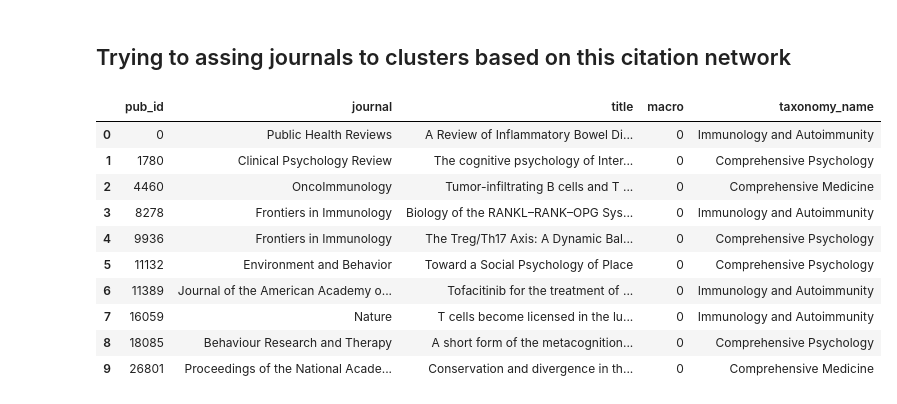
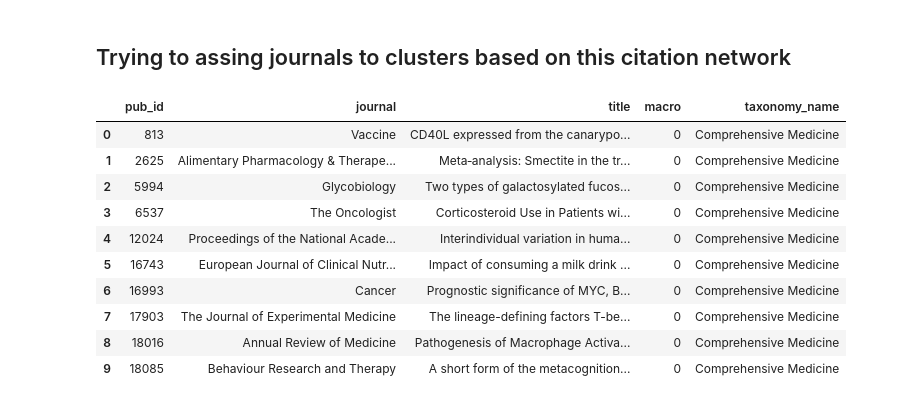
Before and after one commit to sophieW-AA/scope-drift-model, a Jupyter notebook: AA-978_nb_community_cluster_mapper.ipynb, the cells around one changed output. Drawn from its saved outputs; the diff is of its cells as text; code cells hidden in the pictures.

Commit message:
I THINK Community clustering is now working

```diff
--- a/AA-978_nb_community_cluster_mapper.ipynb
+++ b/AA-978_nb_community_cluster_mapper.ipynb
@@ -164,7 +181,9 @@ community_names = {i: name for i, name in enumerate(communities.keys())}
 community_pubs = {i: pubs for i, (_, pubs) in enumerate(communities.items())}
 
 # Flat list of all pub IDs + a pub_id → community_id mapping for the join below.
-all_pub_ids = [pid for pubs in community_pubs.values() for pid in pubs]
+all_pub_ids = [
+    int(pid) for pubs in community_pubs.values() for pid in pubs
+]  # int() for JSON serialization
 pub_to_comm = {pid: cid for cid, pubs in community_pubs.items() for pid in pubs}
 
 log.info(
@@ -752,7 +830,7 @@ def build_candidates(journal_id: int) -> dict:
                 & (df_scope["l1_taxref"] == lr["l1_taxref"])
             ]
             .sort_values("n_articles", ascending=False)
-            .head(5)[["l2_key", "n_articles"]]
+            .head(5)[["l2_key", "l2_name", "n_articles"]]
             .to_dict("records")
         )
         surfaced_l1s.append(
@@ -1595,48 +1685,52 @@ df_out[(df_out["tier"] == "core") & (df_out["cluster_rank"] == 1)]
 # %%
 import pandas as pd
 
+TBL_CLASSIF = f"{BQ_SRC_DATASET}.classification_raw_20260617_081903"
+TBL_PUB_META = f"{BQ_SRC_DATASET}.pub_metadata_raw_20260617_081904"
+# Load classification from BigQuery
+papers = bq_src.query(
+    f"""
+        SELECT
+        c.int_id,
+        c.micro,
+        c.meso,
+        c.macro,
+        m.pub_id,
+        m.is_frontiers,
+        m.journal,
+        m.date,
+        m.title
+    FROM `{TBL_CLASSIF}` c
+    JOIN `{TBL_PUB_META}` m
+    ON c.int_id = m.int_id
+"""
+).to_dataframe()
 
-# Load CWTS data
-classif = pd.read_csv(
-    "cwts_output/classification.txt",
-    sep="\t",
-    header=None,
-    names=["int_id", "micro", "meso", "macro"],
-)
-meta = pd.read_csv(
-    "cwts_output/pub_metadata.txt",
-    sep="\t",
-    header=None,
-    names=["int_id", "pub_id", "is_frontiers", "journal", "date", "title"],
-)
-
-# Join to get paper-level data
-papers = classif.merge(meta, on="int_id")
 
 # Get primary taxonomy assignment per cluster (core rank 1)
 primary = df_out[(df_out["tier"] == "core") & (df_out["cluster_rank"] == 1)][
     ["community_id", "cluster_name", "cluster_level", "article_share"]
 ].rename(columns={"cluster_name": "taxonomy_name"})
 
 # Join papers to taxonomy via macro cluster
 papers_with_taxonomy = papers.merge(
     primary, left_on="meso", right_on="community_id", how="left"
 )
 
 # Result: each paper now has its taxonomy assignment
 papers_with_taxonomy[["pub_id", "journal", "title", "macro", "taxonomy_name"]].head(10)
 # %% [output]
 |  | pub_id | journal | title | macro | taxonomy_name |
-| 0 | 0 | Public Health Reviews | A Review of Inflammatory Bowel Di... | 0 | Immunology and Autoimmunity |
-| 1 | 1780 | Clinical Psychology Review | The cognitive psychology of Inter... | 0 | Comprehensive Psychology |
-| 2 | 4460 | OncoImmunology | Tumor-infiltrating B cells and T ... | 0 | Comprehensive Medicine |
-| 3 | 8278 | Frontiers in Immunology | Biology of the RANKL–RANK–OPG Sys... | 0 | Immunology and Autoimmunity |
-| 4 | 9936 | Frontiers in Immunology | The Treg/Th17 Axis: A Dynamic Bal... | 0 | Comprehensive Psychology |
-| 5 | 11132 | Environment and Behavior | Toward a Social Psychology of Place | 0 | Comprehensive Psychology |
-| 6 | 11389 | Journal of the American Academy o... | Tofacitinib for the treatment of ... | 0 | Immunology and Autoimmunity |
-| 7 | 16059 | Nature | T cells become licensed in the lu... | 0 | Immunology and Autoimmunity |
-| 8 | 18085 | Behaviour Research and Therapy | A short form of the metacognition... | 0 | Comprehensive Psychology |
-| 9 | 26801 | Proceedings of the National Acade... | Conservation and divergence in th... | 0 | Comprehensive Medicine |
+| 0 | 813 | Vaccine | CD40L expressed from the canarypo... | 0 | Comprehensive Medicine |
+| 1 | 2625 | Alimentary Pharmacology & Therape... | Meta‐analysis: Smectite in the tr... | 0 | Comprehensive Medicine |
+| 2 | 5994 | Glycobiology | Two types of galactosylated fucos... | 0 | Comprehensive Medicine |
+| 3 | 6537 | The Oncologist | Corticosteroid Use in Patients wi... | 0 | Comprehensive Medicine |
+| 4 | 12024 | Proceedings of the National Acade... | Interindividual variation in huma... | 0 | Comprehensive Medicine |
+| 5 | 16743 | European Journal of Clinical Nutr... | Impact of consuming a milk drink ... | 0 | Comprehensive Medicine |
+| 6 | 16993 | Cancer | Prognostic significance of MYC, B... | 0 | Comprehensive Medicine |
+| 7 | 17903 | The Journal of Experimental Medicine | The lineage-defining factors T-be... | 0 | Comprehensive Medicine |
+| 8 | 18016 | Annual Review of Medicine | Pathogenesis of Macrophage Activa... | 0 | Comprehensive Medicine |
+| 9 | 18085 | Behaviour Research and Therapy | A short form of the metacognition... | 0 | Comprehensive Medicine |
 # %%
 jnl_counts = (
     papers_with_taxonomy[
```
Also changed, not shown: parts of 14 cells of this notebook.
